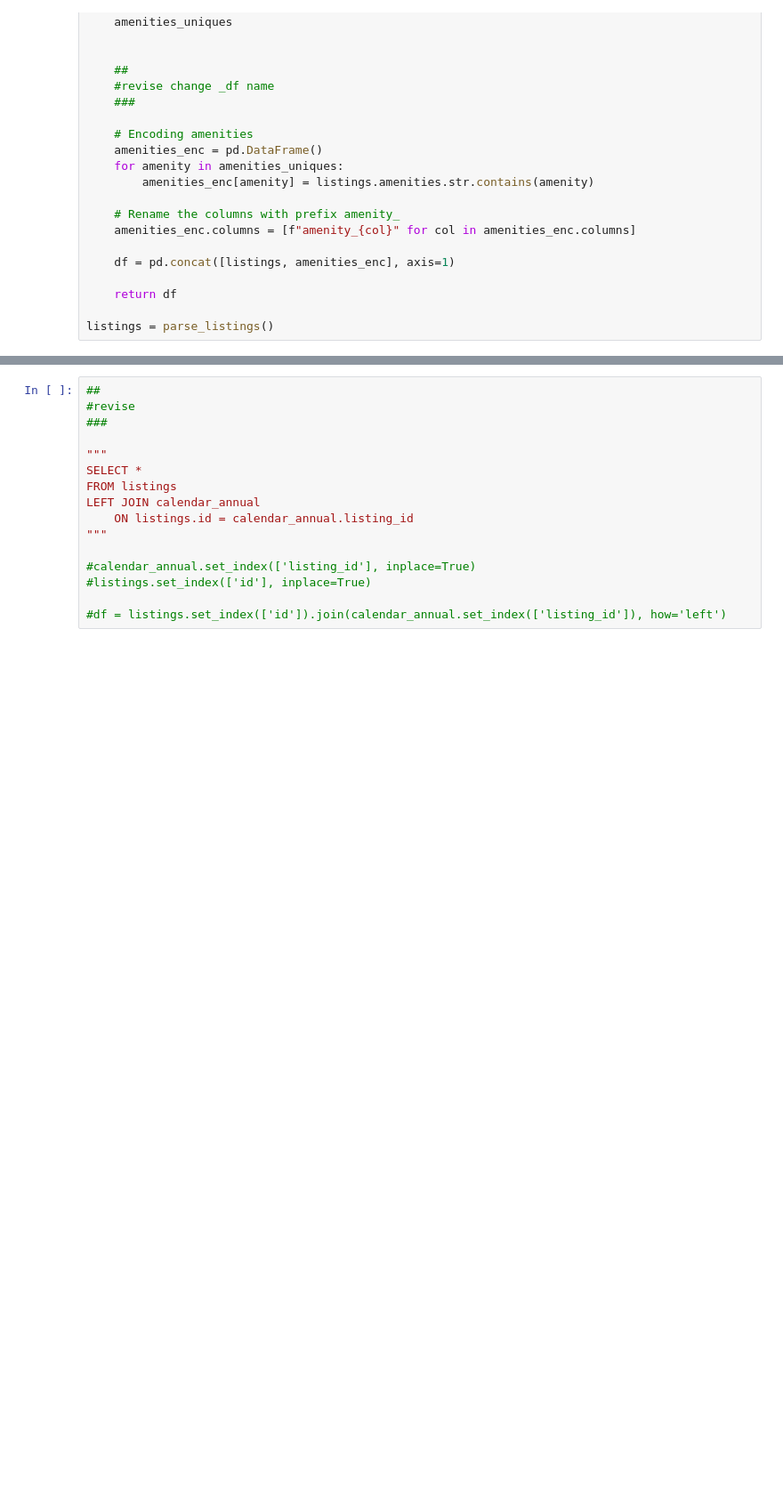
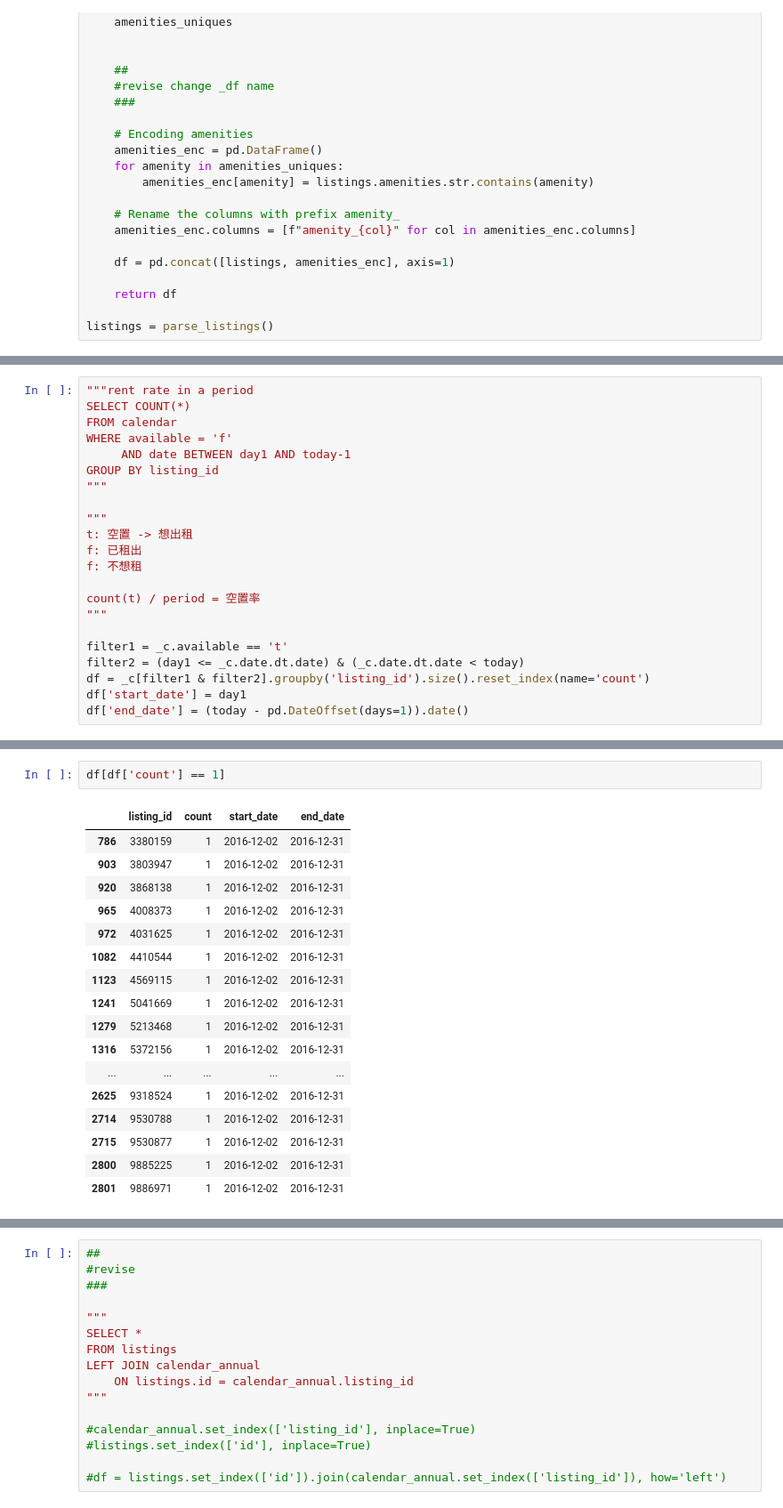
Before and after one commit to ZacksAmber/Kaggle-Seattle-Airbnb, a Jupyter notebook: Untitled.ipynb, the cells around one changed output, grey strips where cells are left out. Shown: that part at 89% size. Saved outputs shown, nothing was run; the diff lists cells and outputs as text; blank space fills up the shorter version.

```diff
--- a/Untitled.ipynb
+++ b/Untitled.ipynb
@@ -256,0 +387,22 @@ calendar = avg_price(period=30, today=(2017, 1, 1))
+# %%
+"""rent rate in a period
+SELECT COUNT(*)
+FROM calendar
+WHERE available = 'f'
+     AND date BETWEEN day1 AND today-1
+GROUP BY listing_id
+"""
+
+"""
+t: 空置 -> 想出租
+f: 已租出
+f: 不想租
+
+count(t) / period = 空置率
+"""
+
+filter1 = _c.available == 't'
+filter2 = (day1 <= _c.date.dt.date) & (_c.date.dt.date < today)
+df = _c[filter1 & filter2].groupby('listing_id').size().reset_index(name='count')
+df['start_date'] = day1
+df['end_date'] = (today - pd.DateOffset(days=1)).date()
@@ -256,0 +452,20 @@ calendar = avg_price(period=30, today=(2017, 1, 1))
+# %%
+df[df['count'] == 1]
+# %% [output]
+|  | listing_id | count | start_date | end_date |
+| 786 | 3380159 | 1 | 2016-12-02 | 2016-12-31 |
+| 903 | 3803947 | 1 | 2016-12-02 | 2016-12-31 |
+| 920 | 3868138 | 1 | 2016-12-02 | 2016-12-31 |
+| 965 | 4008373 | 1 | 2016-12-02 | 2016-12-31 |
+| 972 | 4031625 | 1 | 2016-12-02 | 2016-12-31 |
+| 1082 | 4410544 | 1 | 2016-12-02 | 2016-12-31 |
+| 1123 | 4569115 | 1 | 2016-12-02 | 2016-12-31 |
+| 1241 | 5041669 | 1 | 2016-12-02 | 2016-12-31 |
+| 1279 | 5213468 | 1 | 2016-12-02 | 2016-12-31 |
+| 1316 | 5372156 | 1 | 2016-12-02 | 2016-12-31 |
+| ... | ... | ... | ... | ... |
+| 2625 | 9318524 | 1 | 2016-12-02 | 2016-12-31 |
+| 2714 | 9530788 | 1 | 2016-12-02 | 2016-12-31 |
+| 2715 | 9530877 | 1 | 2016-12-02 | 2016-12-31 |
+| 2800 | 9885225 | 1 | 2016-12-02 | 2016-12-31 |
+| 2801 | 9886971 | 1 | 2016-12-02 | 2016-12-31 |
```
Also changed, not shown: parts of 35 cells of this notebook.
